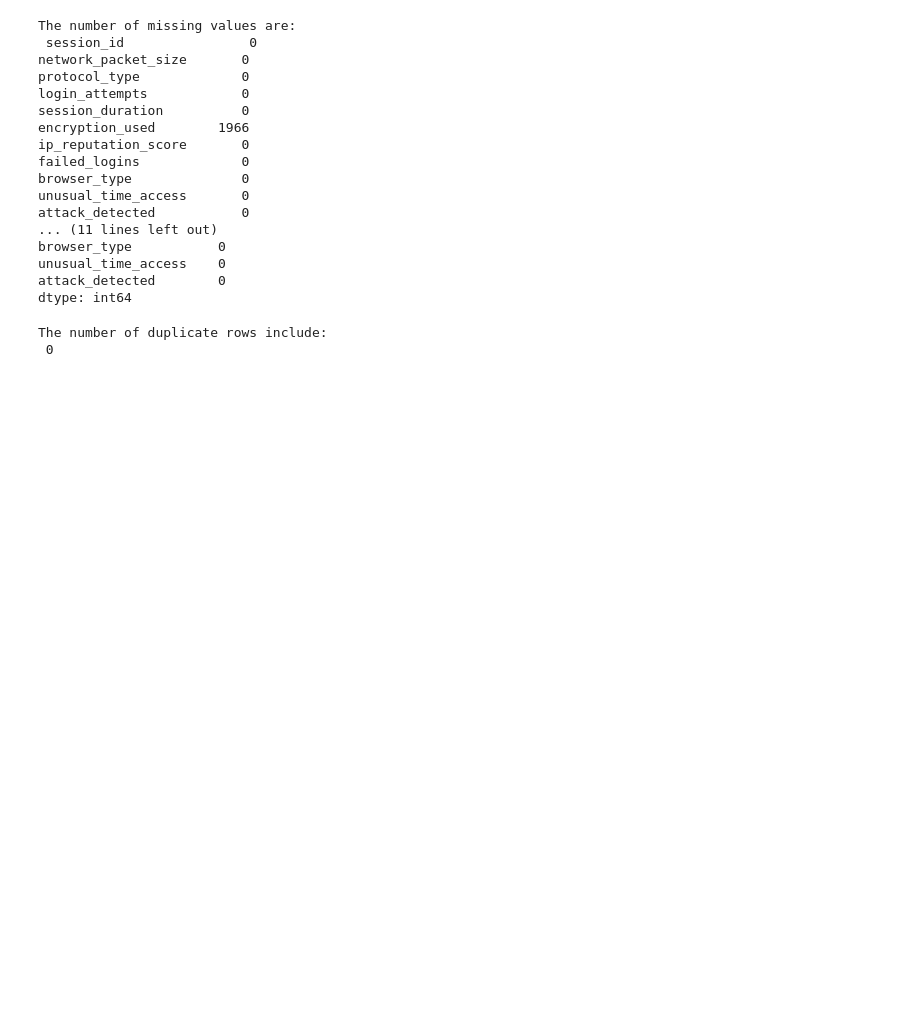
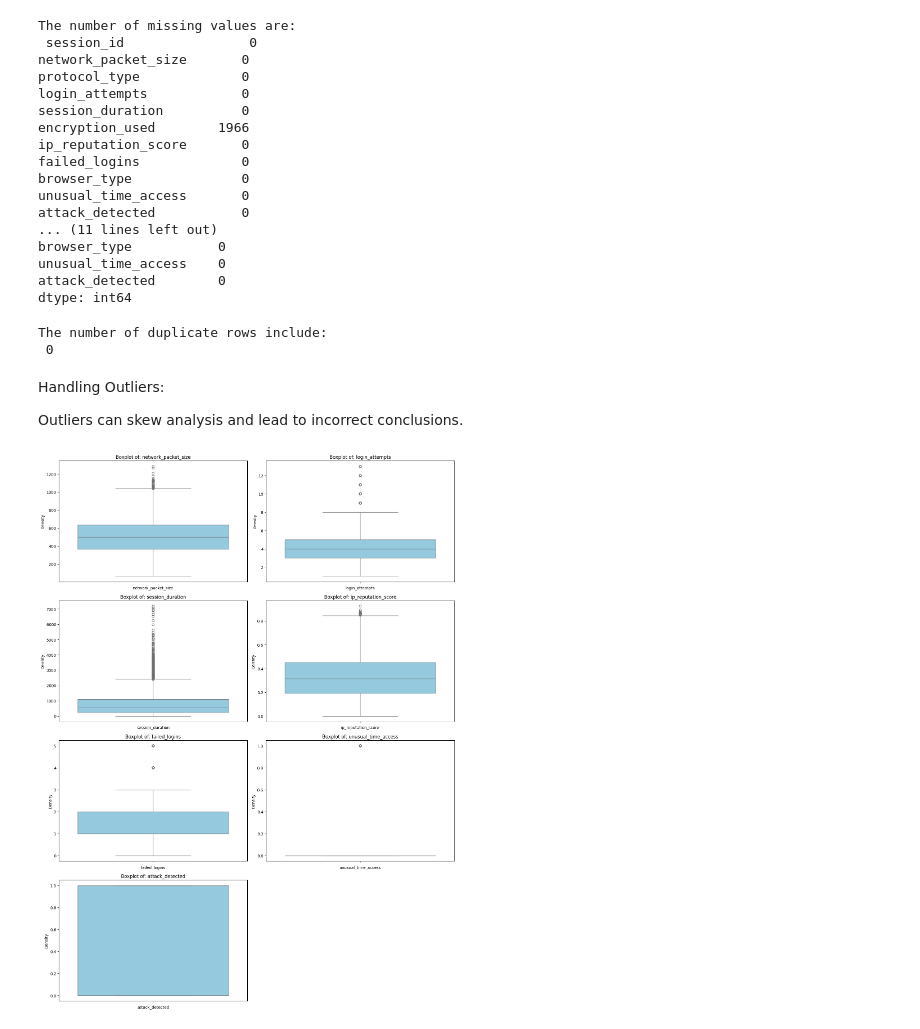
Before and after one commit to MarilynMaika/DSA2040A_DataMining_Group4, a Jupyter notebook: 1_extract_transform.ipynb, the cells around one changed output. Drawn from its saved outputs; the diff is of its cells as text; code cells hidden in the pictures; blank space fills up the shorter version.

Commit message:
Checked for oultiers using boxplots - Hetal

```diff
--- a/1_extract_transform.ipynb
+++ b/1_extract_transform.ipynb
@@ -168,3 +157,32 @@ print(f"The number of duplicate rows include: \n {duplicates} \n")
 # %% [output]
 The number of duplicate rows include:
  0
+# %% [markdown]
+Handling Outliers:
+
+Outliers can skew analysis and lead to incorrect conclusions.
+# %%
+# Identify outliers using boxplots - Hetal
+
+# Select columns with numeric data types (integers and floats)
+numeric_cols = df.select_dtypes(include=[np.number]).columns
+
+# Setting the no. of rows and columns for subplots
+num_cols = 2
+num_rows = (len(numeric_cols) + num_cols - 1) // num_cols
+
+# Initializez a new figure for plotting
+plt.figure(figsize=(15, num_rows * 5))
+
+# Creating box plots for each numeric column
+for i, column in enumerate(numeric_cols, 1):
+    plt.subplot(num_rows, num_cols, i)
+    sns.boxplot (df[column], color='skyblue')
+    plt.title(f"Boxplot of: {column}")
+    plt.xlabel(column)
+    plt.ylabel('Density')
+
+plt.tight_layout() # adjusts the spacing and prevents overlap
+plt.show()
+# %% [output]
+[figure, added]
```
Also changed, not shown: parts of 5 cells of this notebook.
